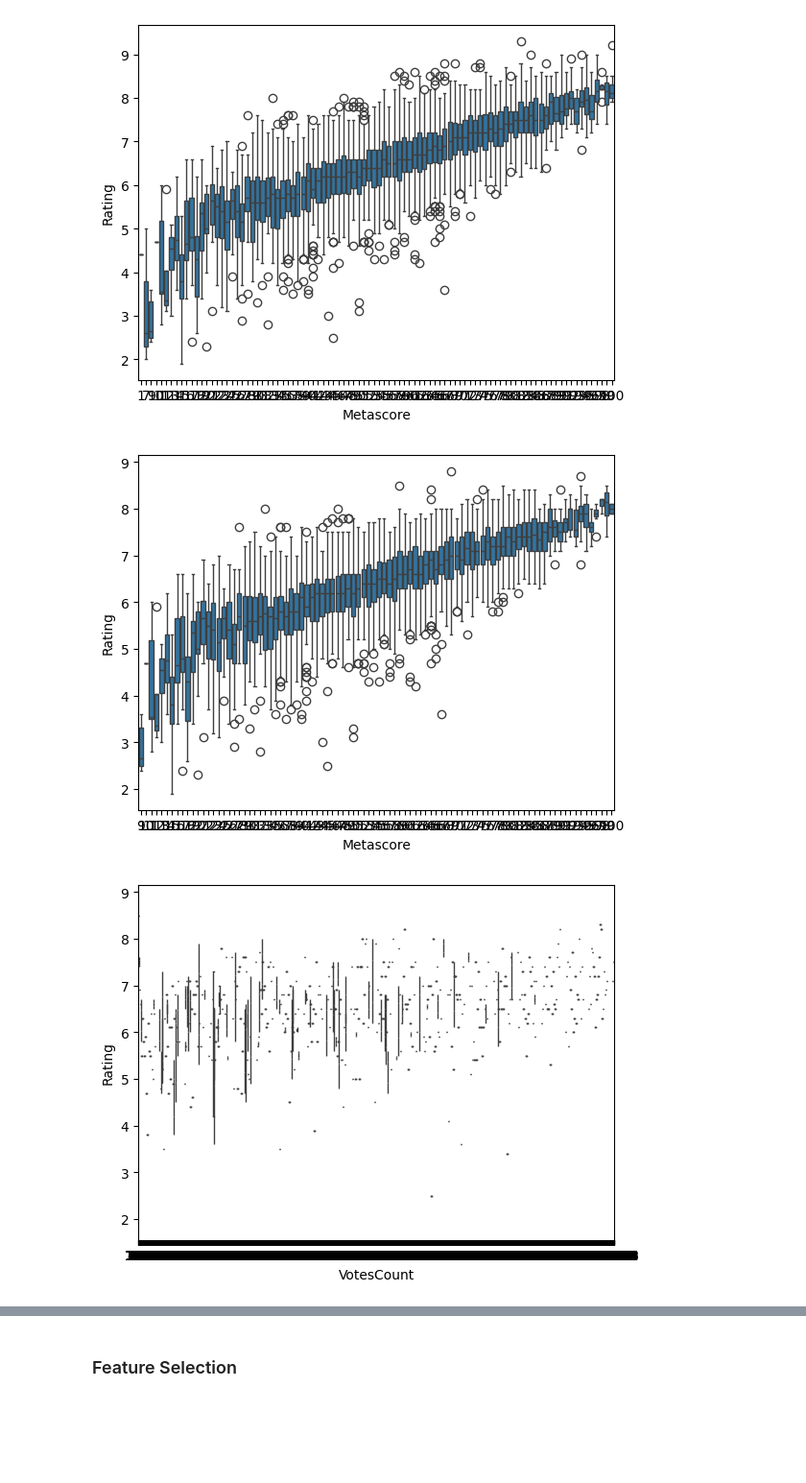
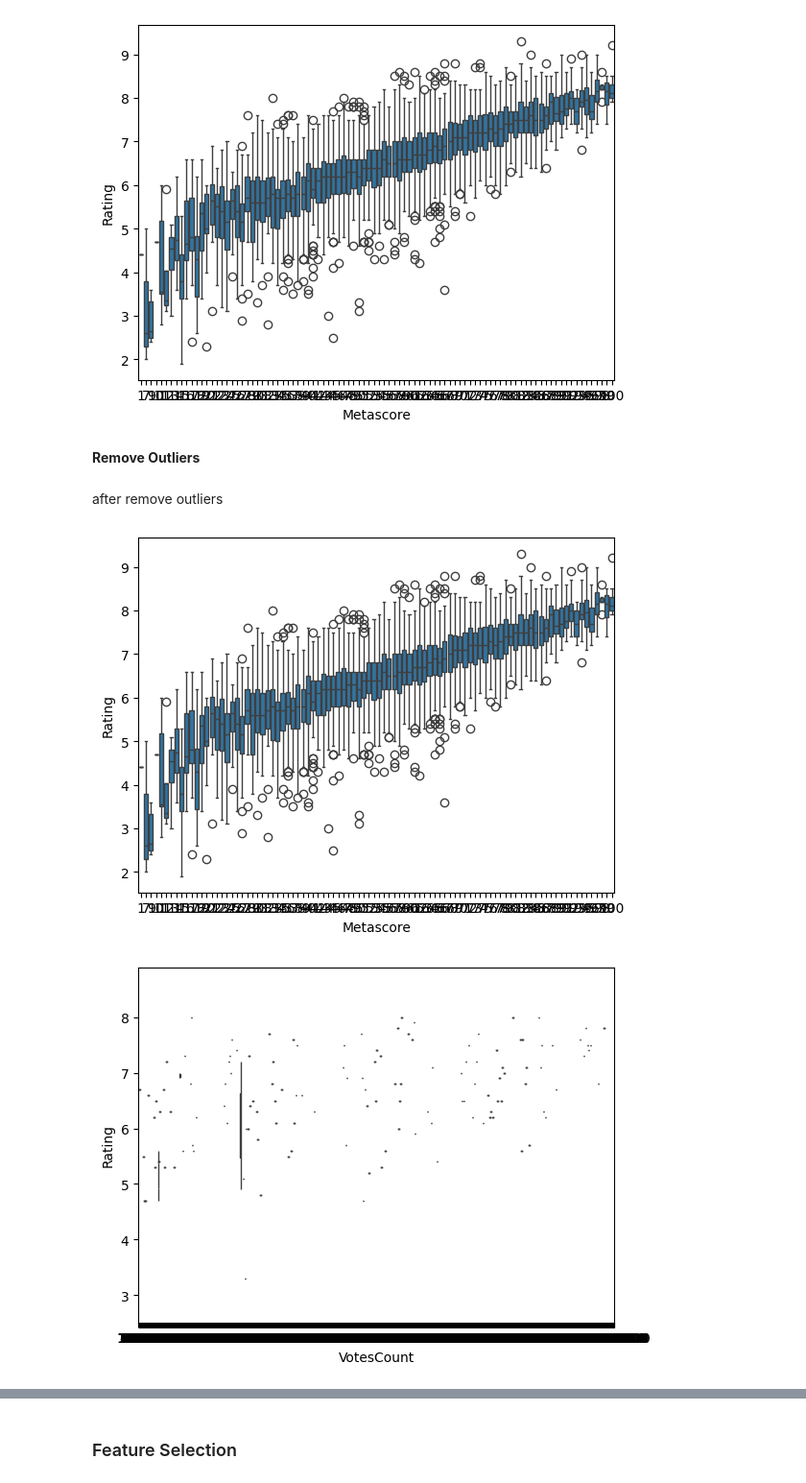
Before and after one commit to yousifmohamed74/Ai2-Project, a Jupyter notebook: Ai2 Project.ipynb, the cells around one changed output, grey strips where cells are left out. Shown at 96% size. Drawn from its saved outputs; the diff is of its cells as text; code cells hidden in the pictures; blank space fills up the shorter version.

```diff
--- a/Ai2 Project.ipynb
+++ b/Ai2 Project.ipynb
@@ -44,7 +44,6 @@ np.int64(0)
 # %% [markdown]
 Convert data types
 # %%
-
 df['VotesCount'] = df['VotesCount'].str.replace(',', '', regex=False).astype(int)
 df['ReviewCount'] = df['ReviewCount'].str.replace(',', '', regex=False).astype(int)
 df['Year'] = df['Year'].astype(int)
@@ -52,6 +51,7 @@ df['Rating'] = df['Rating'].astype(float)
 df['Metascore'] = df['Metascore'].astype(int)
 df['Duration'] = df['Duration'].astype(int)
 df['Title'] = df['Title'].astype(str)
+df['Certificate'] = pd.to_numeric(df['Certificate'].astype(str).str.replace(',', ''), errors='coerce').fillna(0).astype(int)
 # %% [markdown]
 **Data Visualization**
 # %% [markdown]
@@ -142,29 +147,32 @@ sns.boxplot(x=df['Metascore'],y=df['Rating'])
 plt.show()
 # %% [output]
 [figure]
+# %% [markdown]
+**Remove Outliers**
 # %%
-chossen_cols = ['VotesCount', 'Metascore', 'Duration']
-df_clean = df.copy()
+# chossen_cols = ['Metascore','VotesCount','Duration','Year','ReviewCount']
+# df_clean = df.copy()
 
-for col in chossen_cols:
-    Q1 = df_clean[col].quantile(0.25)
-    Q3 = df_clean[col].quantile(0.75)
-    IQR = Q3 - Q1
-    lower_bound = Q1 - 1.5 * IQR
-    upper_bound = Q3 + 1.5 * IQR
-
-    # This line automatically checks ALL rows for this column
-    df_clean = df_clean[(df_clean[col] >= lower_bound) & (df_clean[col] <= upper_bound)]
+# for col in chossen_cols:
+#     Q1 = df_clean[col].quantile(0.25)
+#     Q3 = df_clean[col].quantile(0.75)
+#     IQR = Q3 - Q1
+#     lower_bound = Q1 - 1.5 * IQR
+#     upper_bound = Q3 + 1.5 * IQR
+#     df_clean = df_clean[(df_clean[col] >= lower_bound) & (df_clean[col] <= upper_bound)]
+df_clean=df
+# %% [markdown]
+after remove outliers
 # %%
 sns.boxplot(x=df_clean['Metascore'], y=df_clean['Rating'])
 plt.show()
 # %% [output]
-[figure, old version]
+[figure, new version]
 # %%
-sns.boxplot(x=df_clean['VotesCount'], y=df_clean['Rating'])
+sns.boxplot(x=df_clean.sample(2000)['VotesCount'], y=df_clean.sample(2000)['Rating'])
 plt.show()
 # %% [output]
-[figure, old version]
+[figure, new version]
 # %%
 sns.boxplot(x=df_clean['Duration'], y=df_clean['Rating'])
 plt.show()
```
Also changed, not shown: parts of 24 cells of this notebook, 1 other file.
